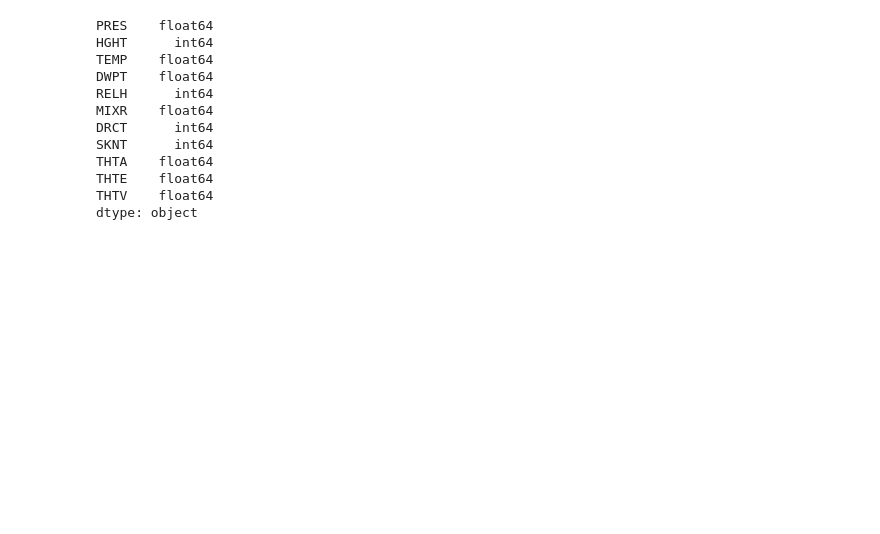
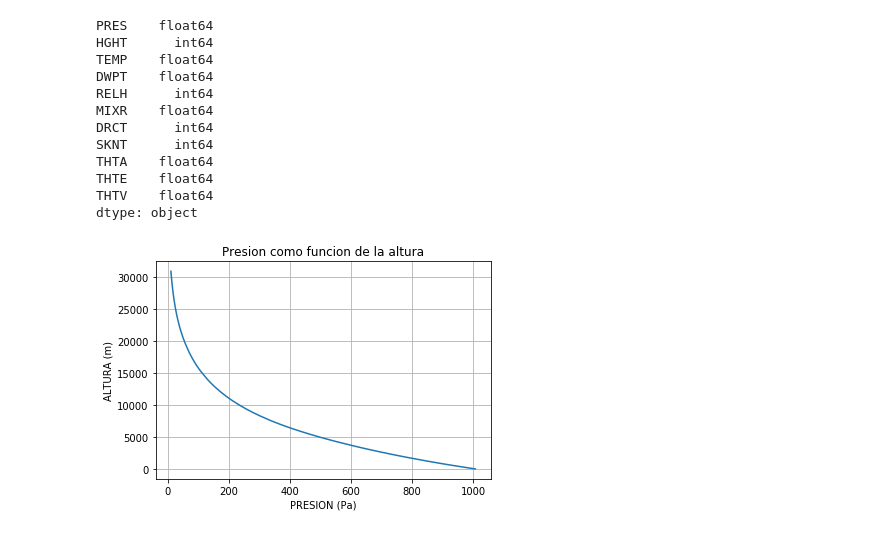
Before and after one commit to Aaron161093/Computacional1, a Jupyter notebook: Actividad3/Actividad3.ipynb, the cells around one changed output. Cells and saved outputs as stored; diff of their text form; code cells hidden in the pictures; blank space fills up the shorter version.

```diff
--- a/Actividad3/Actividad3.ipynb
+++ b/Actividad3/Actividad3.ipynb
@@ -42,4 +42,21 @@ THTA    float64
 THTE    float64
 THTV    float64
 dtype: object
+# %%
+x = df0.PRES
+y = df0.HGHT
+
+plt.figure()
+plt.plot(x, y)
+
+plt.xlabel('PRESION (Pa)')
+plt.ylabel('ALTURA (m)')
+
+plt.title('Presion como funcion de la altura')
+
+plt.grid(True)
+
+plt.show()
+# %% [output]
+[figure, added]
 # %%
```
Also changed, not shown: parts of 6 cells of this notebook, 14 other files.
